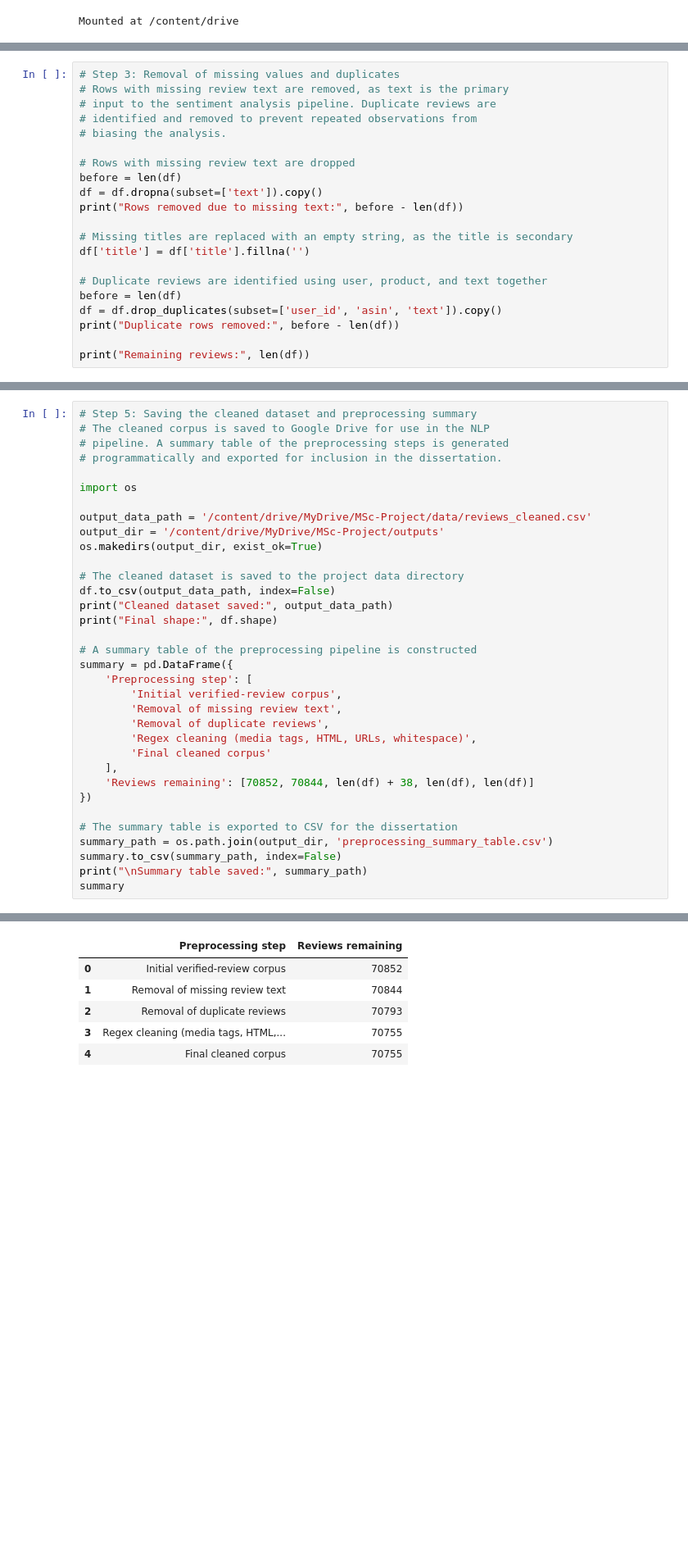
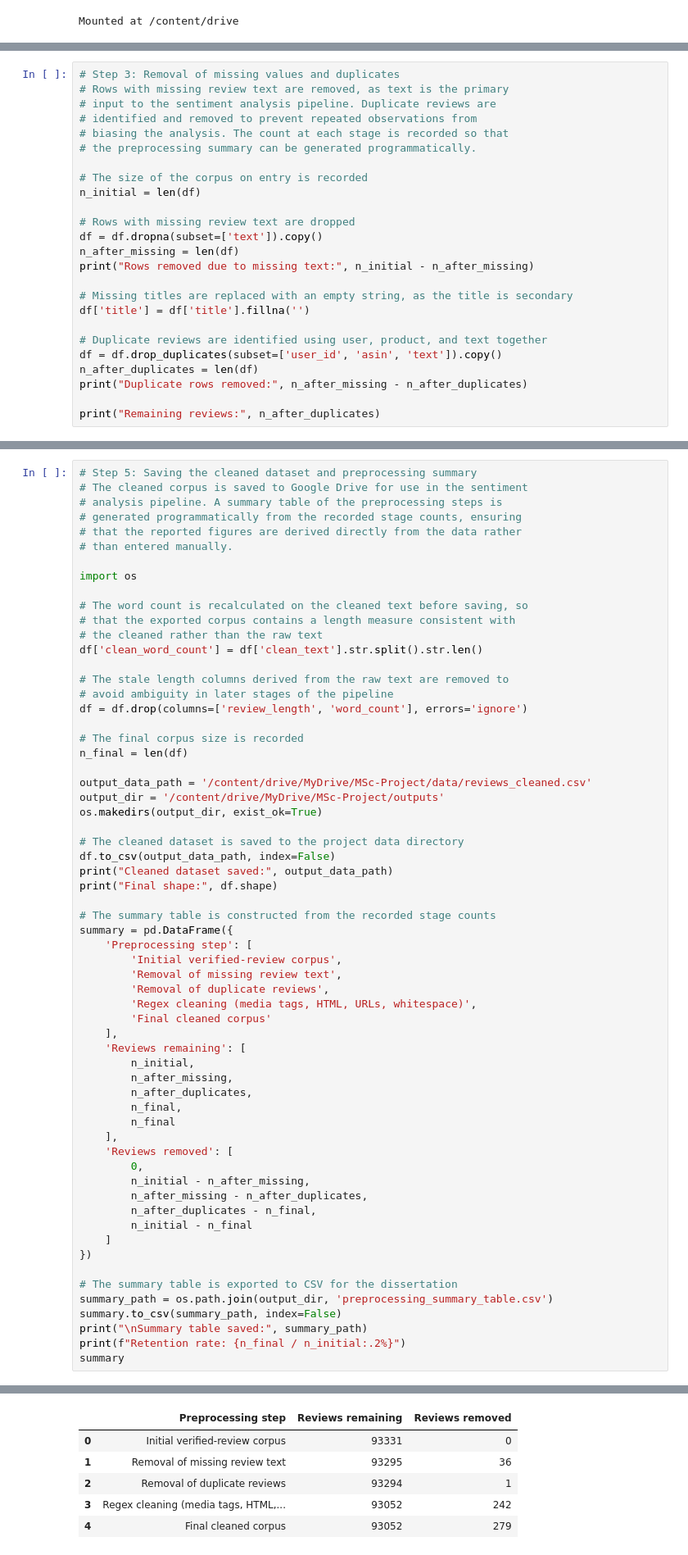
Before and after one commit to aqeel-gardezi/MSc-Project, a Jupyter notebook: notebooks/02_preprocessing.ipynb, the cells around one changed output, grey strips where cells are left out. Shown at 82% size. Saved outputs shown, nothing was run; the diff lists cells and outputs as text; blank space fills up the shorter version.

```diff
--- a/notebooks/02_preprocessing.ipynb
+++ b/notebooks/02_preprocessing.ipynb
@@ -56,20 +56,24 @@ dtype: int64
 # Rows with missing review text are removed, as text is the primary
 # input to the sentiment analysis pipeline. Duplicate reviews are
 # identified and removed to prevent repeated observations from
-# biasing the analysis.
+# biasing the analysis. The count at each stage is recorded so that
+# the preprocessing summary can be generated programmatically.
+
+# The size of the corpus on entry is recorded
+n_initial = len(df)
 
 # Rows with missing review text are dropped
-before = len(df)
 df = df.dropna(subset=['text']).copy()
-print("Rows removed due to missing text:", before - len(df))
+n_after_missing = len(df)
+print("Rows removed due to missing text:", n_initial - n_after_missing)
 
 # Missing titles are replaced with an empty string, as the title is secondary
 df['title'] = df['title'].fillna('')
 
 # Duplicate reviews are identified using user, product, and text together
-before = len(df)
 df = df.drop_duplicates(subset=['user_id', 'asin', 'text']).copy()
-print("Duplicate rows removed:", before - len(df))
+n_after_duplicates = len(df)
+print("Duplicate rows removed:", n_after_missing - n_after_duplicates)
 
-print("Remaining reviews:", len(df))
+print("Remaining reviews:", n_after_duplicates)
 # %% [output]
@@ -118,10 +122,24 @@ Cleaned : I wanted to love this bc I previously bought a matching turquoise teap
 # %%
 # Step 5: Saving the cleaned dataset and preprocessing summary
-# The cleaned corpus is saved to Google Drive for use in the NLP
-# pipeline. A summary table of the preprocessing steps is generated
-# programmatically and exported for inclusion in the dissertation.
+# The cleaned corpus is saved to Google Drive for use in the sentiment
+# analysis pipeline. A summary table of the preprocessing steps is
+# generated programmatically from the recorded stage counts, ensuring
+# that the reported figures are derived directly from the data rather
+# than entered manually.
 
 import os
+
+# The word count is recalculated on the cleaned text before saving, so
+# that the exported corpus contains a length measure consistent with
+# the cleaned rather than the raw text
+df['clean_word_count'] = df['clean_text'].str.split().str.len()
+
+# The stale length columns derived from the raw text are removed to
+# avoid ambiguity in later stages of the pipeline
+df = df.drop(columns=['review_length', 'word_count'], errors='ignore')
+
+# The final corpus size is recorded
+n_final = len(df)
 
 output_data_path = '/content/drive/MyDrive/MSc-Project/data/reviews_cleaned.csv'
 output_dir = '/content/drive/MyDrive/MSc-Project/outputs'
@@ -132,7 +150,7 @@ df.to_csv(output_data_path, index=False)
 print("Cleaned dataset saved:", output_data_path)
 print("Final shape:", df.shape)
 
-# A summary table of the preprocessing pipeline is constructed
+# The summary table is constructed from the recorded stage counts
 summary = pd.DataFrame({
     'Preprocessing step': [
         'Initial verified-review corpus',
@@ -141,13 +159,27 @@ summary = pd.DataFrame({
         'Regex cleaning (media tags, HTML, URLs, whitespace)',
         'Final cleaned corpus'
     ],
-    'Reviews remaining': [70852, 70844, len(df) + 38, len(df), len(df)]
+    'Reviews remaining': [
+        n_initial,
+        n_after_missing,
+        n_after_duplicates,
+        n_final,
+        n_final
+    ],
+    'Reviews removed': [
+        0,
+        n_initial - n_after_missing,
+        n_after_missing - n_after_duplicates,
+        n_after_duplicates - n_final,
+        n_initial - n_final
+    ]
 })
 
 # The summary table is exported to CSV for the dissertation
 summary_path = os.path.join(output_dir, 'preprocessing_summary_table.csv')
 summary.to_csv(summary_path, index=False)
 print("\nSummary table saved:", summary_path)
+print(f"Retention rate: {n_final / n_initial:.2%}")
 summary
 # %% [output]
 Cleaned dataset saved: /content/drive/MyDrive/MSc-Project/data/reviews_cleaned.csv
@@ -157,9 +190,9 @@ Summary table saved: /content/drive/MyDrive/MSc-Project/outputs/preprocessing_su
-|  | Preprocessing step | Reviews remaining |
-| 0 | Initial verified-review corpus | 70852 |
-| 1 | Removal of missing review text | 70844 |
-| 2 | Removal of duplicate reviews | 70793 |
-| 3 | Regex cleaning (media tags, HTML,... | 70755 |
-| 4 | Final cleaned corpus | 70755 |
+|  | Preprocessing step | Reviews remaining | Reviews removed |
+| 0 | Initial verified-review corpus | 93331 | 0 |
+| 1 | Removal of missing review text | 93295 | 36 |
+| 2 | Removal of duplicate reviews | 93294 | 1 |
+| 3 | Regex cleaning (media tags, HTML,... | 93052 | 242 |
+| 4 | Final cleaned corpus | 93052 | 279 |
 # %%
 # Step 6: Review length distribution of the cleaned corpus
 # The distribution of review word counts is visualised to characterise
```
Also changed, not shown: parts of 5 cells of this notebook, 1 other file.
